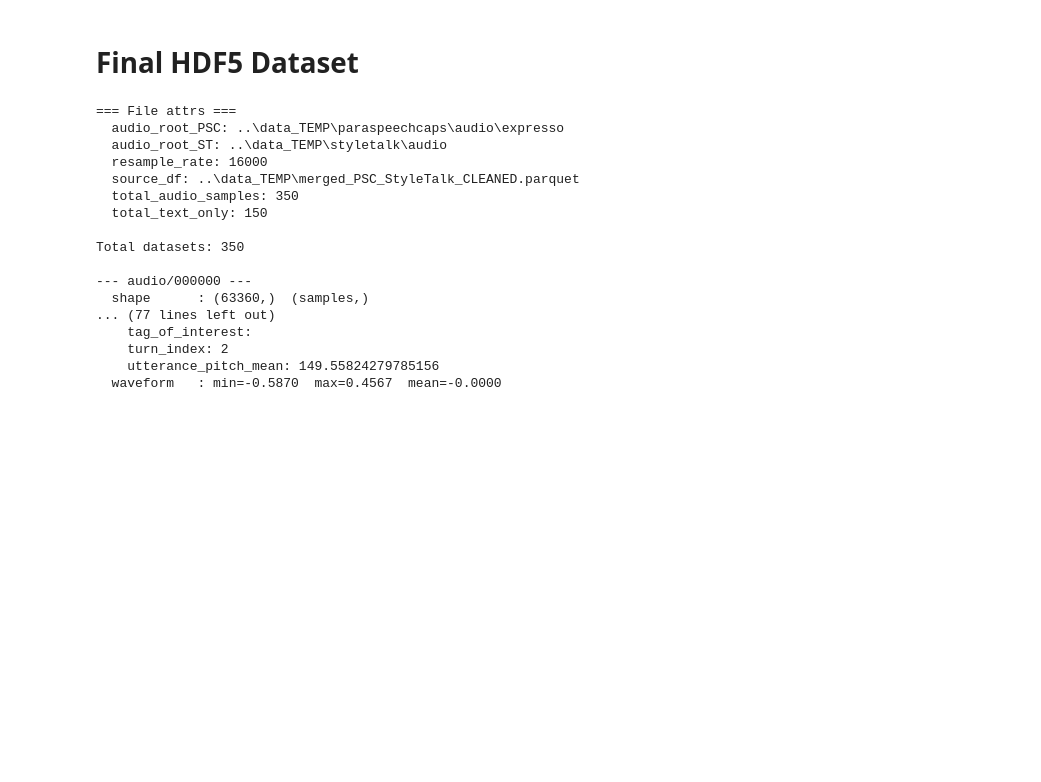
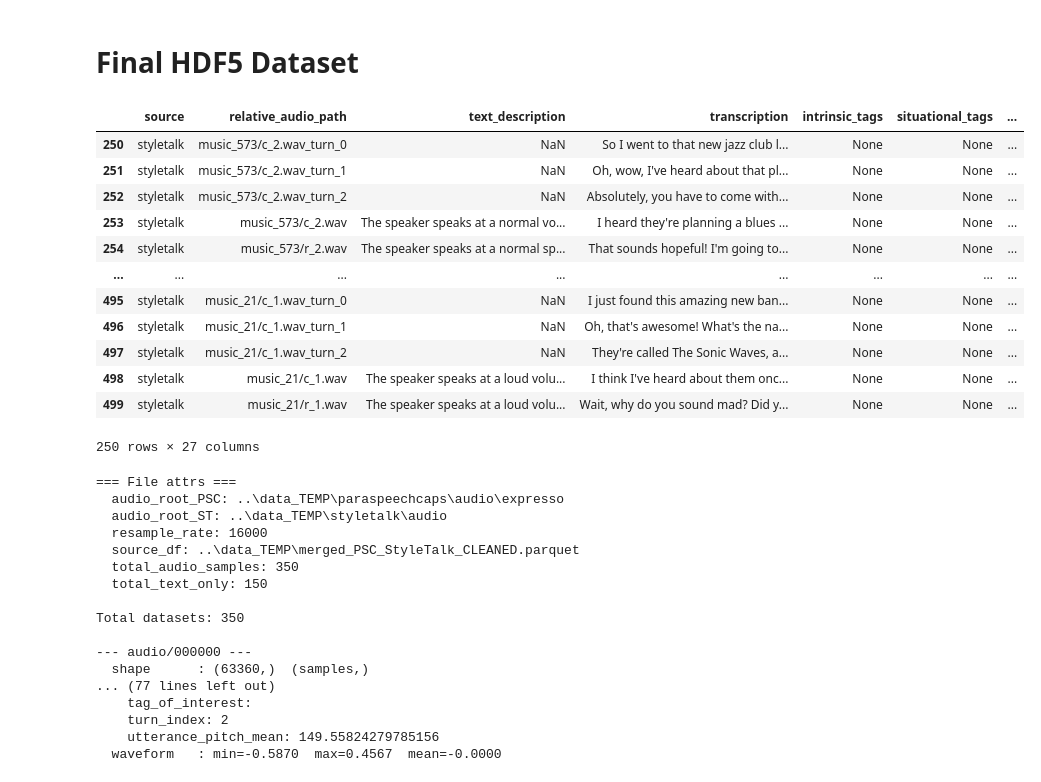
Before and after one commit to JackMclaughlin424/ms-capstone-TTS-natlang-styleprompts, a Jupyter notebook: src/eda/basic_look.ipynb, the cells around one changed output. Cells and saved outputs as stored; diff of their text form; code cells hidden in the pictures; blank space fills up the shorter version.

```diff
--- a/src/eda/basic_look.ipynb
+++ b/src/eda/basic_look.ipynb
@@ -496,6 +496,22 @@ if len(errors):
     display(errors[["source", "relative_audio_path", "record_type"]].head(10))
 else:
     print("\nNo error rows -- all audio files accounted for.")
+# %%
+display(df[df["source"] == "styletalk"])
+# %% [output]
+|  | source | relative_audio_path | text_description | transcription | intrinsic_tags | situational_tags | ... |
+| 250 | styletalk | music_573/c_2.wav_turn_0 | NaN | So I went to that new jazz club l... | None | None | ... |
+| 251 | styletalk | music_573/c_2.wav_turn_1 | NaN | Oh, wow, I've heard about that pl... | None | None | ... |
+| 252 | styletalk | music_573/c_2.wav_turn_2 | NaN | Absolutely, you have to come with... | None | None | ... |
+| 253 | styletalk | music_573/c_2.wav | The speaker speaks at a normal vo... | I heard they're planning a blues ... | None | None | ... |
+| 254 | styletalk | music_573/r_2.wav | The speaker speaks at a normal sp... | That sounds hopeful! I'm going to... | None | None | ... |
+| ... | ... | ... | ... | ... | ... | ... | ... |
+| 495 | styletalk | music_21/c_1.wav_turn_0 | NaN | I just found this amazing new ban... | None | None | ... |
+| 496 | styletalk | music_21/c_1.wav_turn_1 | NaN | Oh, that's awesome! What's the na... | None | None | ... |
+| 497 | styletalk | music_21/c_1.wav_turn_2 | NaN | They're called The Sonic Waves, a... | None | None | ... |
+| 498 | styletalk | music_21/c_1.wav | The speaker speaks at a loud volu... | I think I've heard about them onc... | None | None | ... |
+| 499 | styletalk | music_21/r_1.wav | The speaker speaks at a loud volu... | Wait, why do you sound mad? Did y... | None | None | ... |
+250 rows × 27 columns
 # %%
 import h5py
 import numpy as np
```
Also changed, not shown: 5 other files.
